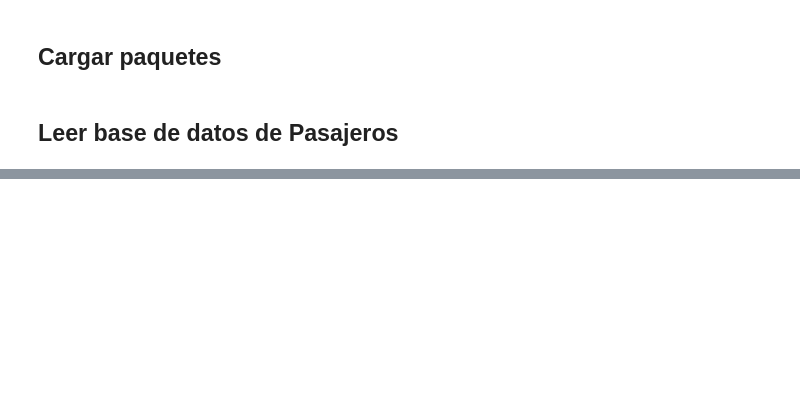
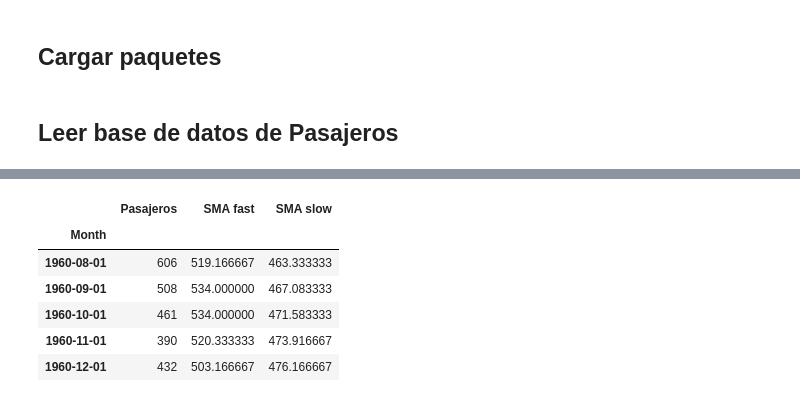
Before and after one commit to Chefi/Modelos-de-Control-de-Producci-n, a Jupyter notebook: Promedios Moviles.ipynb, the cells around one changed output, grey strips where cells are left out. Drawn from its saved outputs; the diff is of its cells as text; code cells hidden in the pictures; blank space fills up the shorter version.

```diff
--- a/Promedios Moviles.ipynb
+++ b/Promedios Moviles.ipynb
@@ -39,0 +43,10 @@ ParserError: Error tokenizing data. C error: Expected 1 fields in line 42, saw 2
+# %%
+df.tail()
+# %% [output]
+|  | Pasajeros | SMA fast | SMA slow |
+| Month |  |  |  |
+| 1960-08-01 | 606 | 519.166667 | 463.333333 |
+| 1960-09-01 | 508 | 534.000000 | 467.083333 |
+| 1960-10-01 | 461 | 534.000000 | 471.583333 |
+| 1960-11-01 | 390 | 520.333333 | 473.916667 |
+| 1960-12-01 | 432 | 503.166667 | 476.166667 |
```
Also changed, not shown: parts of 10 cells of this notebook.
